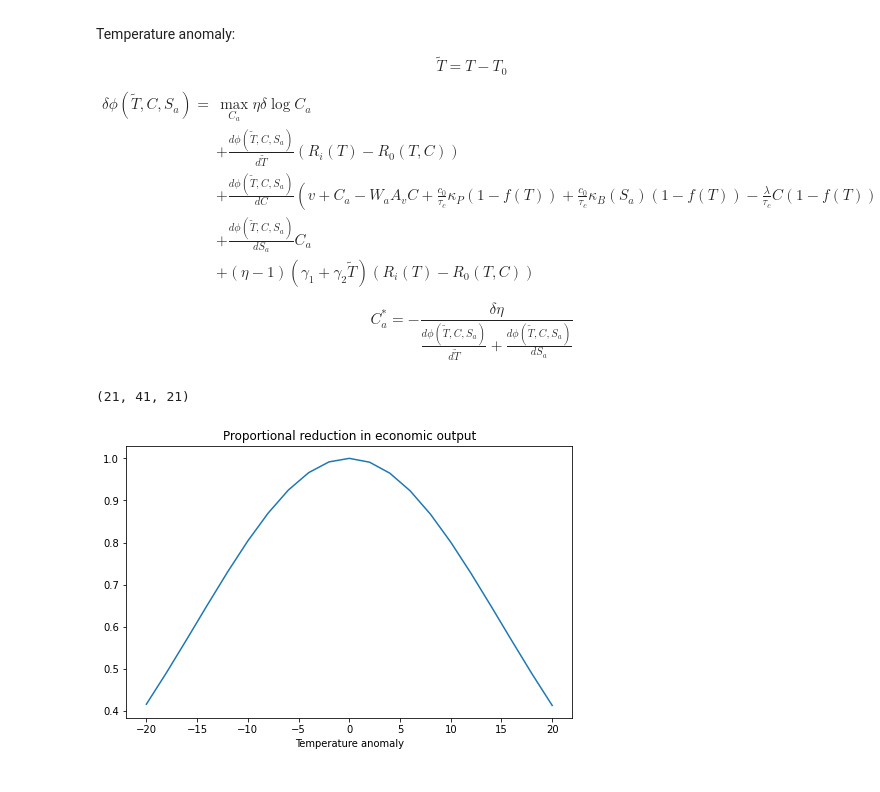
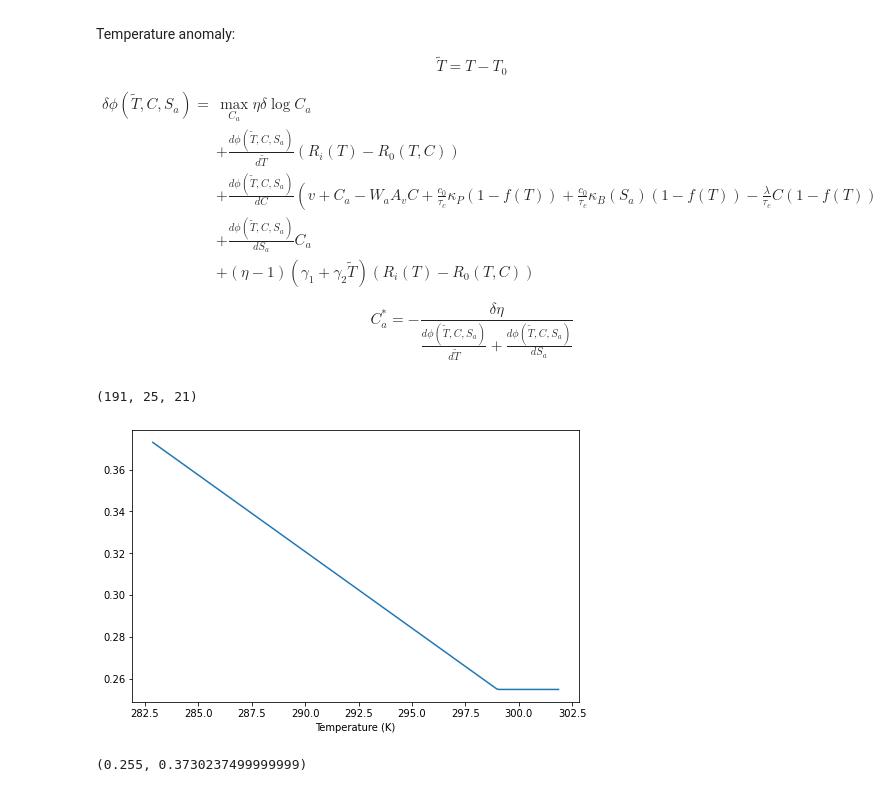
Before and after one commit to binchengecon/TwoCapital, a Jupyter notebook: nonlinearCarbon/HJB_3D.ipynb, the cells around one changed output. Drawn from its saved outputs; the diff is of its cells as text; code cells hidden in the pictures.

```diff
--- a/nonlinearCarbon/HJB_3D.ipynb
+++ b/nonlinearCarbon/HJB_3D.ipynb
@@ -203,7 +206,7 @@ def oceanbioflux(T, F, sa):
 def oceanatmcorrflux(C):
     return 1 / tauc * (- cod * C)
 # %%
-# Economic paramaters
+# Economic paramaters # Control Ca to be around 10, gigaton,
 gamma_1 = 1.7675 / 10000.
 gamma_2 = 2 * 0.0022
 delta = 0.01
@@ -211,21 +214,21 @@ eta = 0.032
 
 # State variable
 # Temperature anomaly
-T_min = -20.
-T_max =  20.
-hT = 2.
+T_min = 0. # Preindustrial
+T_max = 20. #
+hT = 0.1
 T_grid = np.arange(T_min, T_max + hT, hT)
 
-# atmospheric carbon concentration
-C_min = C0 - 200.
-C_max = C0 + 200.
-hC = 10
+# atmospheric carbon concentration, transform to gigaton
+C_min = C0 - 200. # 250 x ppm x
+C_max = C0 + 400. # 300
+hC = 25
 C_grid = np.arange(C_min, C_max + hC, hC)
 
 # F, Sa in the notes, accumulative anthropogenic carbon
-F_min = 0.
-F_max = 200.
-hF = 10.
+F_min = 0. # 10. avaoid
+F_max = 800. # 2500 x2.13 gm # # on hold -> 4000 / 2.13 ppm
+hF = 40.
 F_grid = np.arange(F_min, F_max + hF, hF)
 
 # meshgrid
@@ -238,13 +241,16 @@ stateSpace = np.hstack([
 
 T_mat.shape
 # %% [output]
-(21, 41, 21)
+(191, 25, 21)
-# %%
-dG  = gamma_1 + gamma_2 * T_grid
-G = gamma_1 * T_grid + gamma_2 / 2 * T_grid**2
-plt.plot(T_grid, np.exp( -G) )
-plt.xlabel("Temperature anomaly")
-plt.title("Proportional reduction in economic output")
-plt.show()
-# %% [output]
-[figure, old version]
+# %%
+Too = 282.86
+# %%
+α_ocean = alphaocean(T_grid + Too)
+plt.plot(Too + T_grid, α_ocean)
+plt.xlabel("Temperature (K)")
+
+plt.show()
+α_ocean.min(), α_ocean.max()
+# %% [output]
+[figure, added]
+(0.255, 0.3730237499999999)
```
Also changed, not shown: parts of 14 cells of this notebook.
